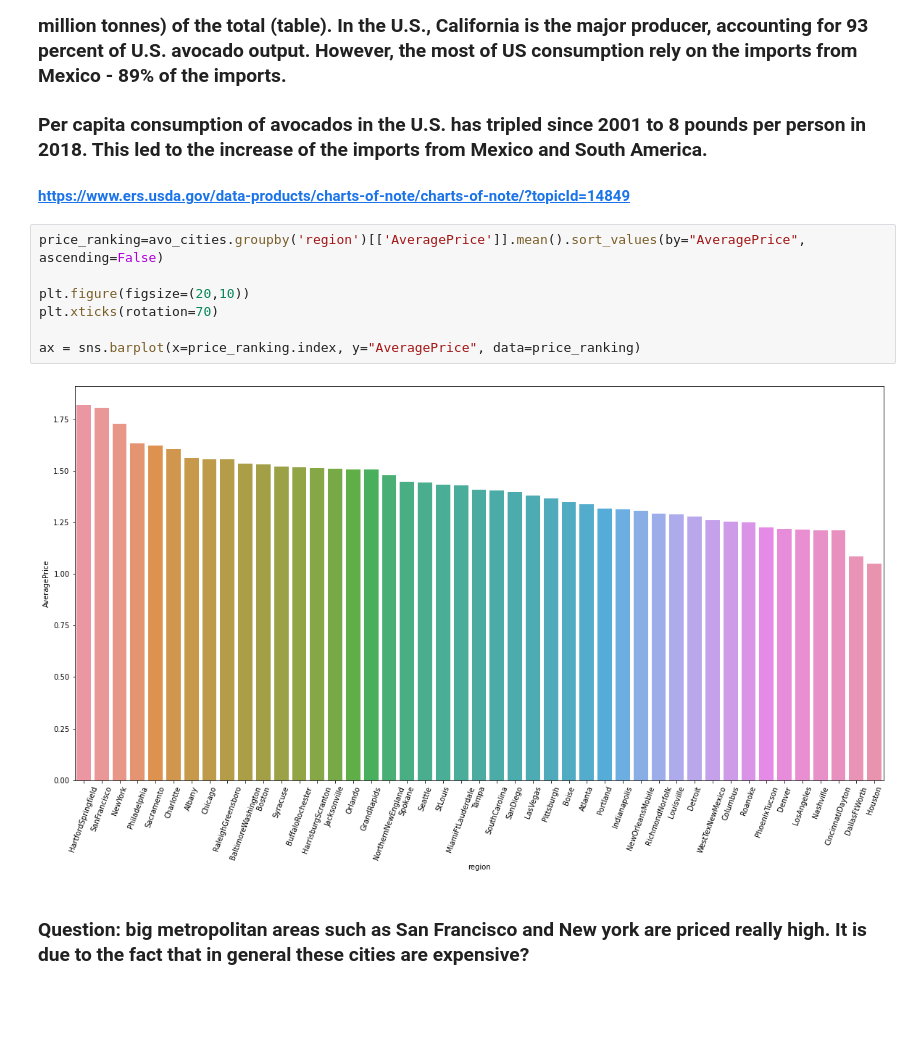
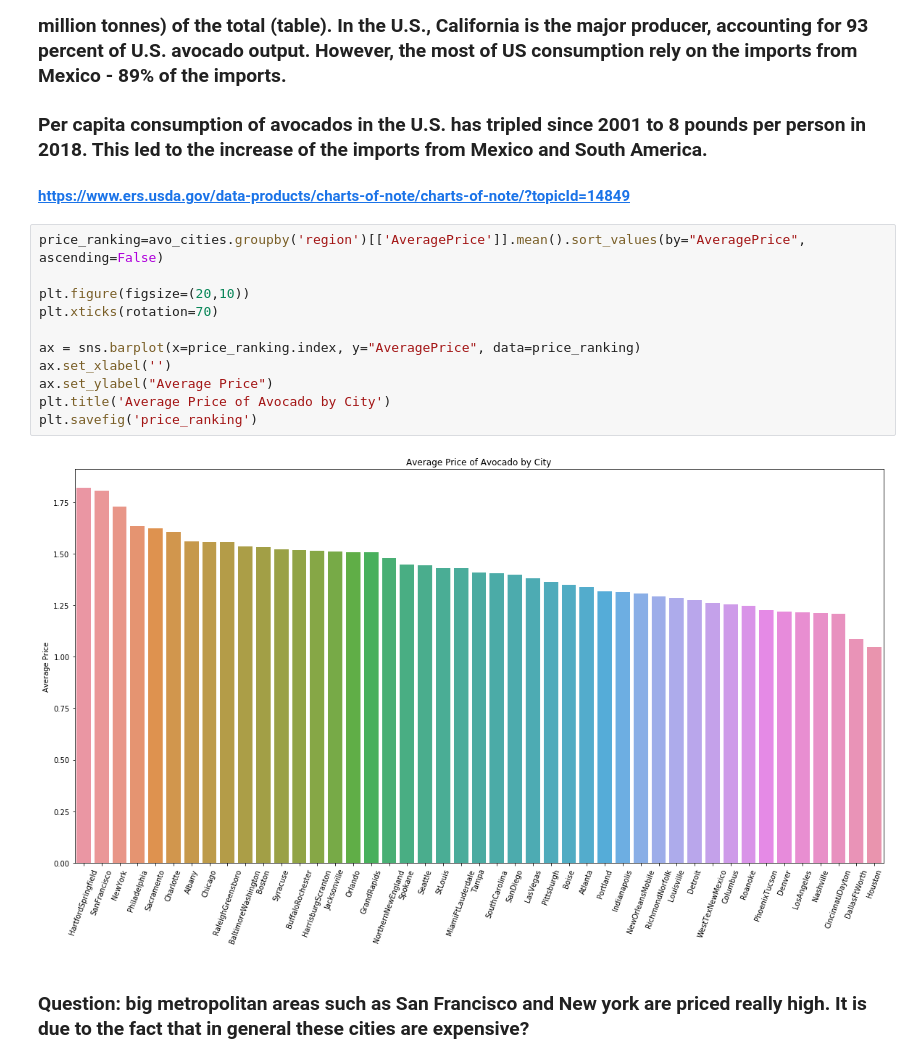
Before and after one commit to kisakiwata/avocado_prices, a Jupyter notebook: avocado_price_2.ipynb, the cells around one changed output. Cells and saved outputs as stored; diff of their text form; blank space fills up the shorter version.

```diff
--- a/avocado_price_2.ipynb
+++ b/avocado_price_2.ipynb
@@ -224,12 +213,16 @@ print(min(avo.Date))
 # %%
 price_ranking=avo_cities.groupby('region')[['AveragePrice']].mean().sort_values(by="AveragePrice", ascending=False)
 
 plt.figure(figsize=(20,10))
 plt.xticks(rotation=70)
 
 ax = sns.barplot(x=price_ranking.index, y="AveragePrice", data=price_ranking)
+ax.set_xlabel('')
+ax.set_ylabel("Average Price")
+plt.title('Average Price of Avocado by City')
+plt.savefig('price_ranking')
 # %% [output]
-[figure, old version]
+[figure, new version]
 # %% [markdown]
 ### Question: big metropolitan areas such as San Francisco and New york are priced really high. It is due to the fact that in general these cities are expensive?
 # %%
```
Also changed, not shown: parts of 29 cells of this notebook.
